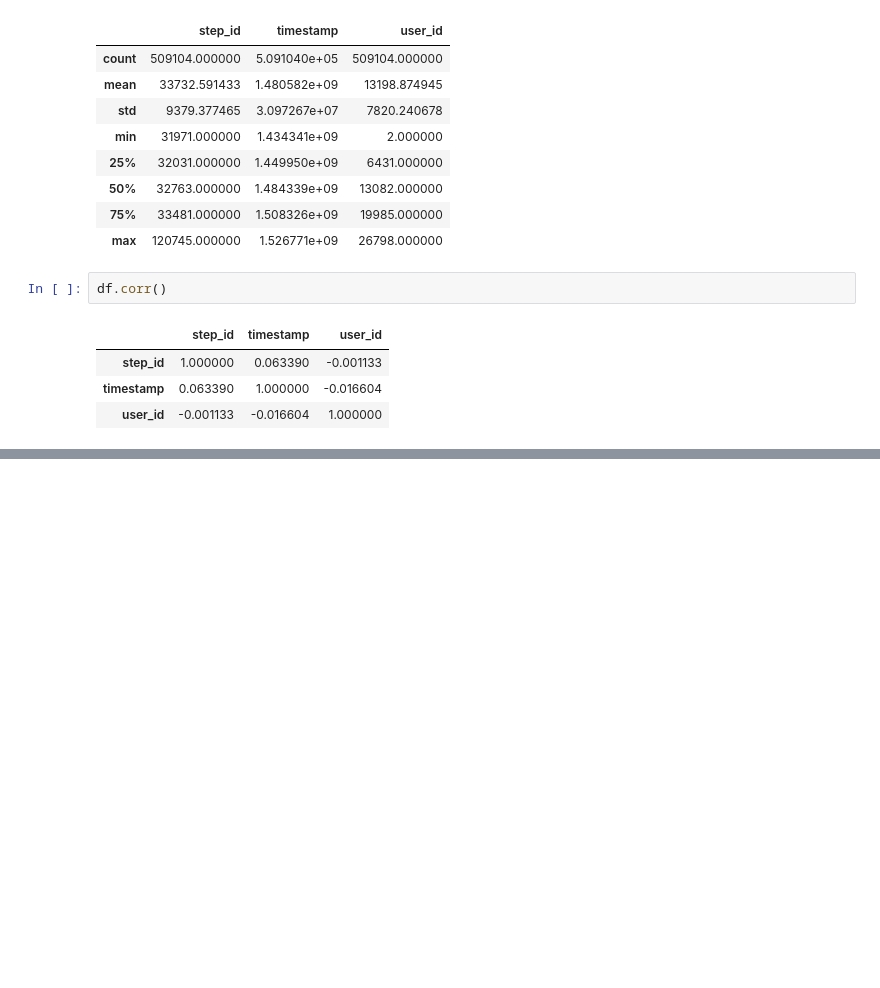
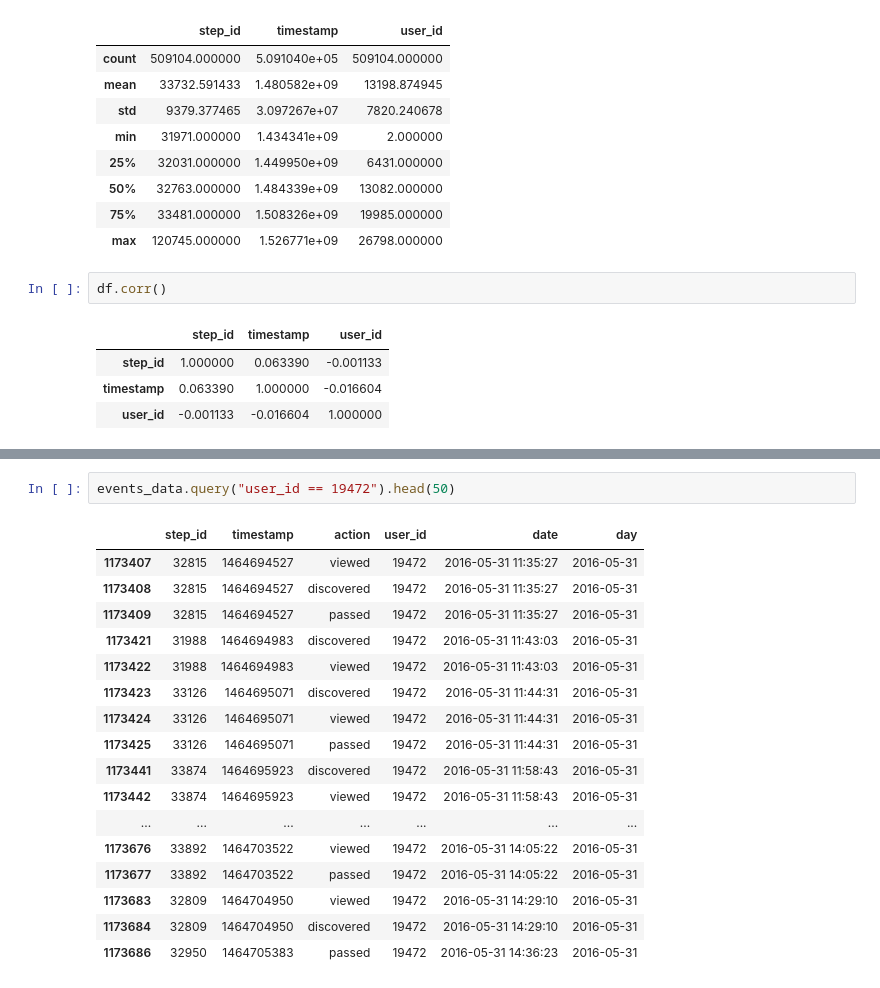
Before and after one commit to gbrs/Intro_DS_ML_Stepic_Karpov, a Jupyter notebook: ml_contest.ipynb, the cells around one changed output, grey strips where cells are left out. Saved outputs shown, nothing was run; the diff lists cells and outputs as text; blank space fills up the shorter version.

```diff
--- a/ml_contest.ipynb
+++ b/ml_contest.ipynb
@@ -348,0 +427,20 @@ event_data_train.pivot_table(index='user_id',
+# %%
+events_data.query("user_id == 19472").head(50)
+# %% [output]
+|  | step_id | timestamp | action | user_id | date | day |
+| 1173407 | 32815 | 1464694527 | viewed | 19472 | 2016-05-31 11:35:27 | 2016-05-31 |
+| 1173408 | 32815 | 1464694527 | discovered | 19472 | 2016-05-31 11:35:27 | 2016-05-31 |
+| 1173409 | 32815 | 1464694527 | passed | 19472 | 2016-05-31 11:35:27 | 2016-05-31 |
+| 1173421 | 31988 | 1464694983 | discovered | 19472 | 2016-05-31 11:43:03 | 2016-05-31 |
+| 1173422 | 31988 | 1464694983 | viewed | 19472 | 2016-05-31 11:43:03 | 2016-05-31 |
+| 1173423 | 33126 | 1464695071 | discovered | 19472 | 2016-05-31 11:44:31 | 2016-05-31 |
+| 1173424 | 33126 | 1464695071 | viewed | 19472 | 2016-05-31 11:44:31 | 2016-05-31 |
+| 1173425 | 33126 | 1464695071 | passed | 19472 | 2016-05-31 11:44:31 | 2016-05-31 |
+| 1173441 | 33874 | 1464695923 | discovered | 19472 | 2016-05-31 11:58:43 | 2016-05-31 |
+| 1173442 | 33874 | 1464695923 | viewed | 19472 | 2016-05-31 11:58:43 | 2016-05-31 |
+| ... | ... | ... | ... | ... | ... | ... |
+| 1173676 | 33892 | 1464703522 | viewed | 19472 | 2016-05-31 14:05:22 | 2016-05-31 |
+| 1173677 | 33892 | 1464703522 | passed | 19472 | 2016-05-31 14:05:22 | 2016-05-31 |
+| 1173683 | 32809 | 1464704950 | viewed | 19472 | 2016-05-31 14:29:10 | 2016-05-31 |
+| 1173684 | 32809 | 1464704950 | discovered | 19472 | 2016-05-31 14:29:10 | 2016-05-31 |
+| 1173686 | 32950 | 1464705383 | passed | 19472 | 2016-05-31 14:36:23 | 2016-05-31 |
```
Also changed, not shown: parts of 13 cells of this notebook.
